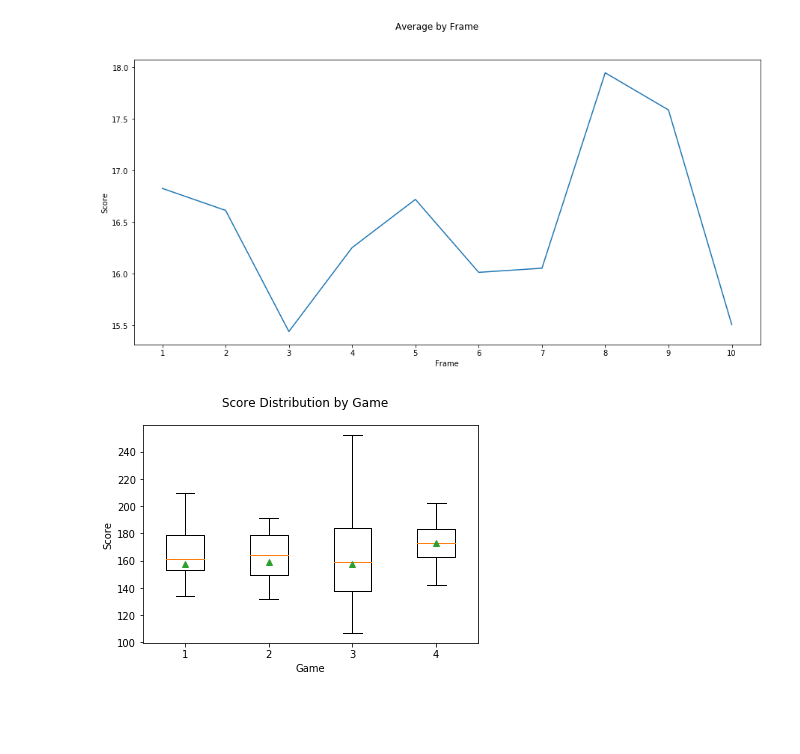
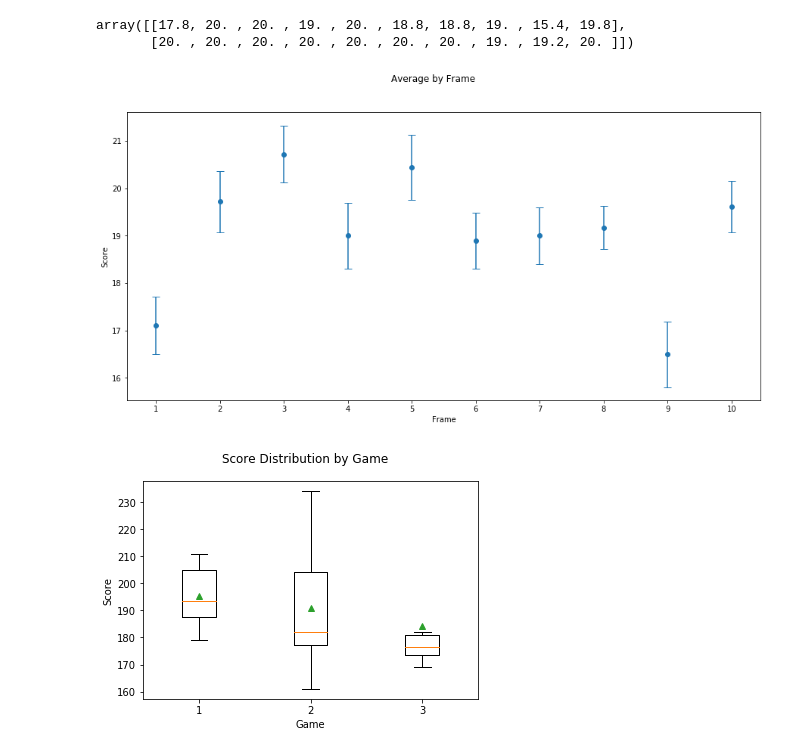
Before and after one commit to jobevers/bowlingscorer, a Jupyter notebook: Basic Stats.ipynb, the cells around one changed output. Drawn from its saved outputs; the diff is of its cells as text; code cells hidden in the pictures; blank space fills up the shorter version.

```diff
--- a/Basic Stats.ipynb
+++ b/Basic Stats.ipynb
@@ -44,5 +42,5 @@ array(['BIB League', 'Pepsi Match Play', 'Low ball', 'Practice'],
 # %%
-leagues = set(['BIB League', 'Pepsi Match Play'])
+leagues = set(['Community League'])
 # %%
 # ['ID', 'EventID', 'Game', 'Score']
 query = """
@@ -320,27 +324,36 @@ ax.set_ylabel('Score');
+# %%
+np.quantile(frames, [.4, .6], axis=1)
+# %% [output]
+array([[17.8, 20. , 20. , 19. , 20. , 18.8, 18.8, 19. , 15.4, 19.8],
+       [20. , 20. , 20. , 20. , 20. , 20. , 20. , 19. , 19.2, 20. ]])
 # %%
 import numpy as np
 # %%
 fig, ax = plt.subplots(figsize=figsize)
-ax.plot(np.mean(frames, axis=1))
+err=.1*np.std(frames, axis=1)
+ax.errorbar(x=range(10), y=np.mean(frames, axis=1), yerr=err, fmt='o', capsize=5)
 ax.set_xticks(range(10))
 ax.set_xticklabels(range(1, 11));
 ax.set_xlabel('Frame')
 fig.suptitle('Average by Frame');
 ax.set_ylabel('Score');
 # %% [output]
-[figure, old version]
+[figure, new version]
 # %%
 score_by_game = collections.defaultdict(list)
-rows = conn.execute('select * from T_Score').fetchall()
+rows = conn.execute("""select trim(E.EventName) as Event, S.*
+from T_Score S
+inner join T_Event E on E.ID = S.EventID""").fetchall()
 for row in rows:
-    score_by_game[row['Game']-1].append(row['Score'])
+    if is_league(row):
+        score_by_game[row['Game']-1].append(row['Score'])
 scores = [score_by_game[k] for k in sorted(score_by_game.keys())]
 plt.boxplot(scores, sym='', showmeans=True);
 plt.suptitle('Score Distribution by Game')
 plt.xlabel('Game');
 plt.ylabel('Score');
 # %% [output]
-[figure, old version]
+[figure, new version]
 # %%
 pin_to_row = {1: 1, 2: 2, 3: 2, 4: 3, 5: 3, 6: 3, 7: 4, 8: 4, 9: 4, 10: 4}
 throw_hit_head_pin = []
```
Also changed, not shown: parts of 17 cells of this notebook.
